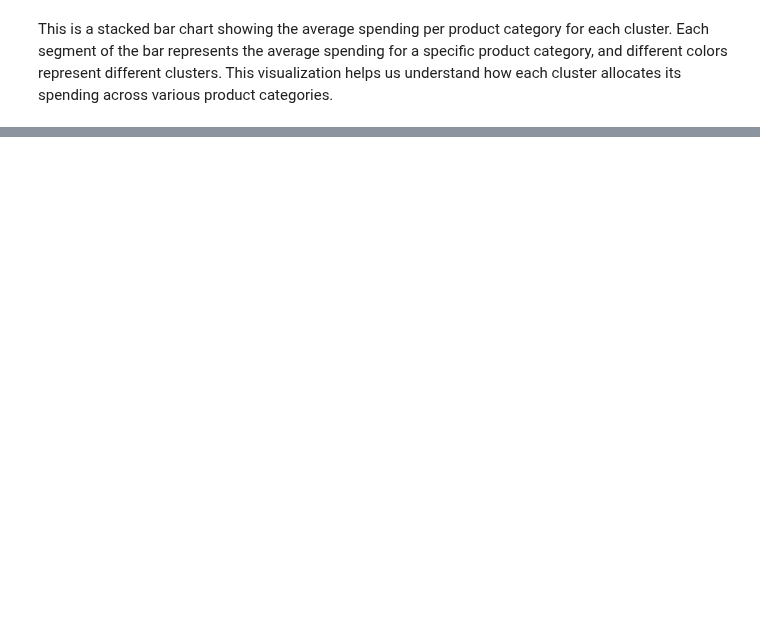
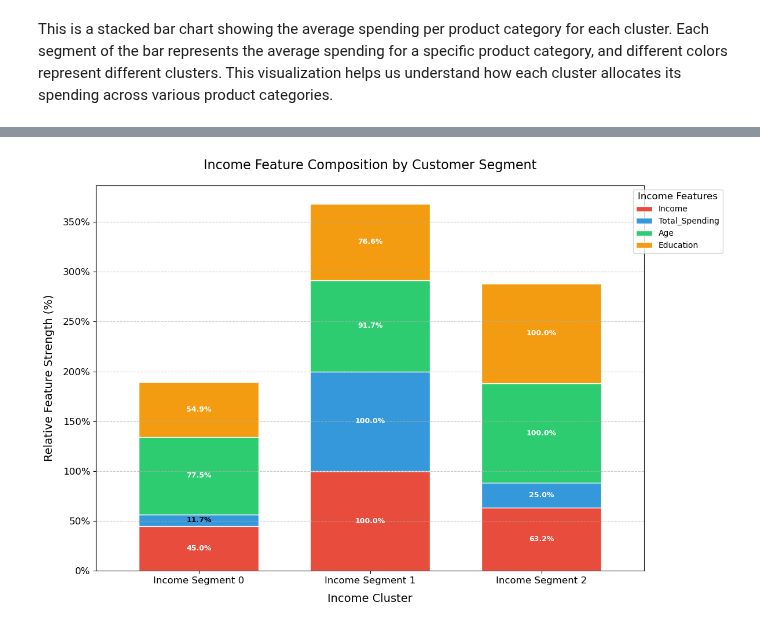
Before and after one commit to martinaainembabazi/GROUP-D-DATA-SCIENCE-PROJECT-ON-CUSTOMER-SEGMENTATION, a Jupyter notebook: customersegmentation.ipynb, the cells around one changed output, grey strips where cells are left out. Saved outputs shown, nothing was run; the diff lists cells and outputs as text; code cells hidden in the pictures; blank space fills up the shorter version.

```diff
--- a/customersegmentation.ipynb
+++ b/customersegmentation.ipynb
@@ -637,0 +998,81 @@ plt.show()
+# %%
+# Normalize income features by total per cluster for income clustering
+normalized_income = df.groupby('Income_Cluster')[
+    ['Income', 'Total_Spending', 'Age', 'Education']
+].mean()
+
+# Create proportional representation (normalize by max value in each feature)
+# Since these features have different scales, we'll normalize each feature separately
+normalized_income_scaled = normalized_income.copy()
+for col in normalized_income_scaled.columns:
+    max_val = normalized_income_scaled[col].max()
+    normalized_income_scaled[col] = (normalized_income_scaled[col] / max_val) * 100
+
+print("Normalized Income Cluster Features (%):")
+print(normalized_income_scaled.round(2))
+
+# Create a colorful stacked bar chart for income features
+plt.figure(figsize=(12, 8))
+
+# Use a different color palette for income features
+income_colors = ['#e74c3c', '#3498db', '#2ecc71', '#f39c12']
+normalized_income_scaled.plot(
+    kind='bar',
+    stacked=True,
+    figsize=(12, 8),
+    color=income_colors,
+    width=0.7,
+    edgecolor='white'
+)
+
+# Enhance styling
+plt.title('Income Feature Composition by Customer Segment', fontsize=16, pad=20)
+plt.xlabel('Income Cluster', fontsize=14, labelpad=10)
+plt.ylabel('Relative Feature Strength (%)', fontsize=14, labelpad=10)
+plt.xticks(rotation=0, fontsize=12)
+plt.yticks(fontsize=12)
+
+# Add percentage signs to y-axis
+current_values = plt.gca().get_yticks()
+plt.gca().set_yticklabels(['{:.0f}%'.format(x) for x in current_values])
+
+# Improve legend
+plt.legend(
+    title='Income Features',
+    title_fontsize=12,
+    fontsize=10,
+    loc='upper right',
+    bbox_to_anchor=(1.15, 1)
+)
+
+# Add value labels on the stacked bars
+for i, cluster in enumerate(normalized_income_scaled.index):
+    cumulative = 0
+    for j, col in enumerate(normalized_income_scaled.columns):
+        value = normalized_income_scaled.loc[cluster, col]
+        if value > 10:  # Only show labels for segments > 10%
+            plt.text(
+                i,
+                cumulative + value / 2,
+                f"{value:.1f}%",
+                ha='center',
+                va='center',
+                fontsize=9,
+                fontweight='bold',
+                color='white' if value > 20 else 'black'
+            )
+        cumulative += value
+
+# Add grid lines for better readability
+plt.grid(axis='y', linestyle='--', alpha=0.7)
+
+# Rename x-axis labels to more meaningful names
+plt.gca().set_xticklabels([
+    'Income Segment 0',
+    'Income Segment 1',
+    'Income Segment 2'
+])
+
+plt.tight_layout()
+plt.show()
+# %% [output]
@@ -637,0 +1086 @@ plt.show()
+[figure, added]
```
Also changed, not shown: parts of 30 cells of this notebook, 2 other files.
